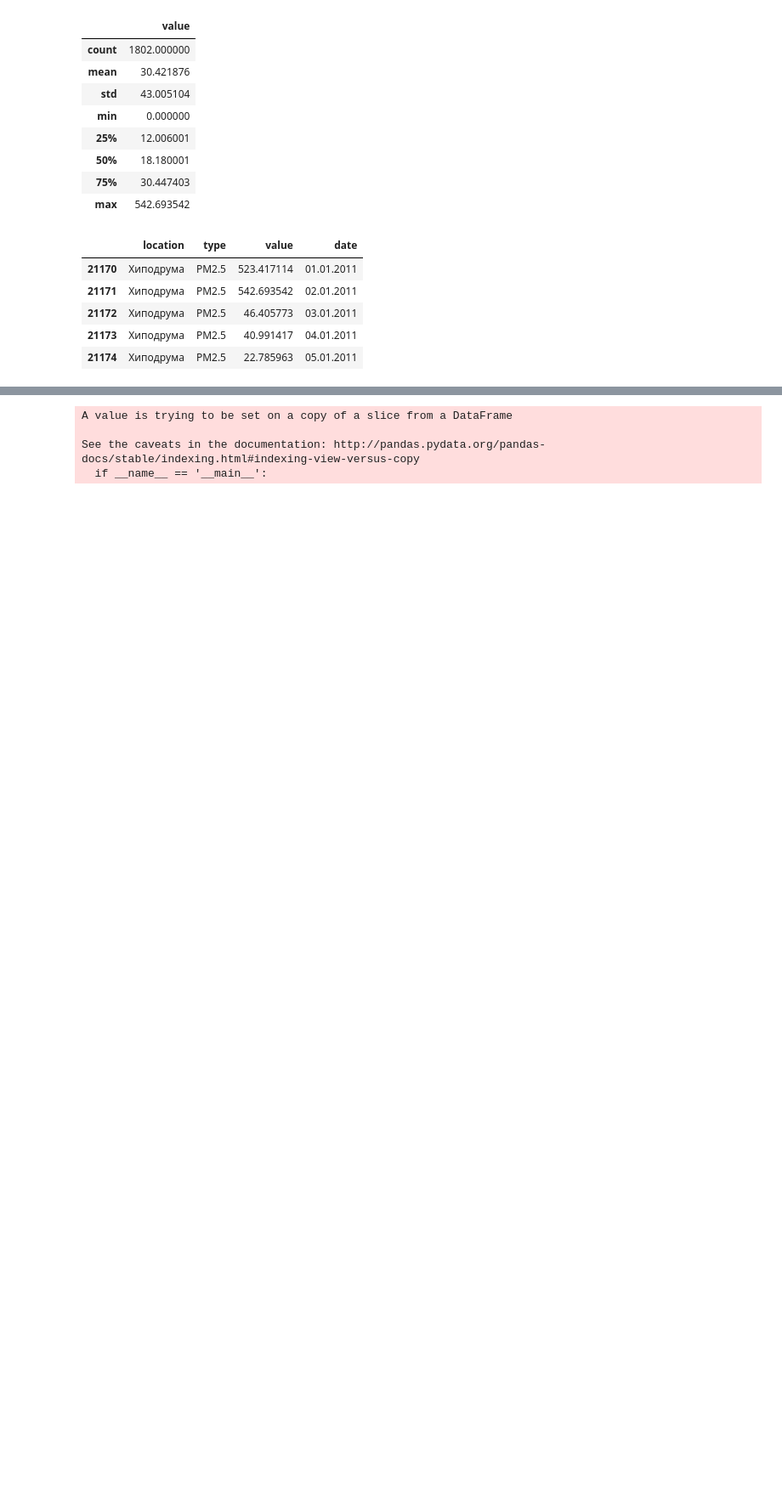
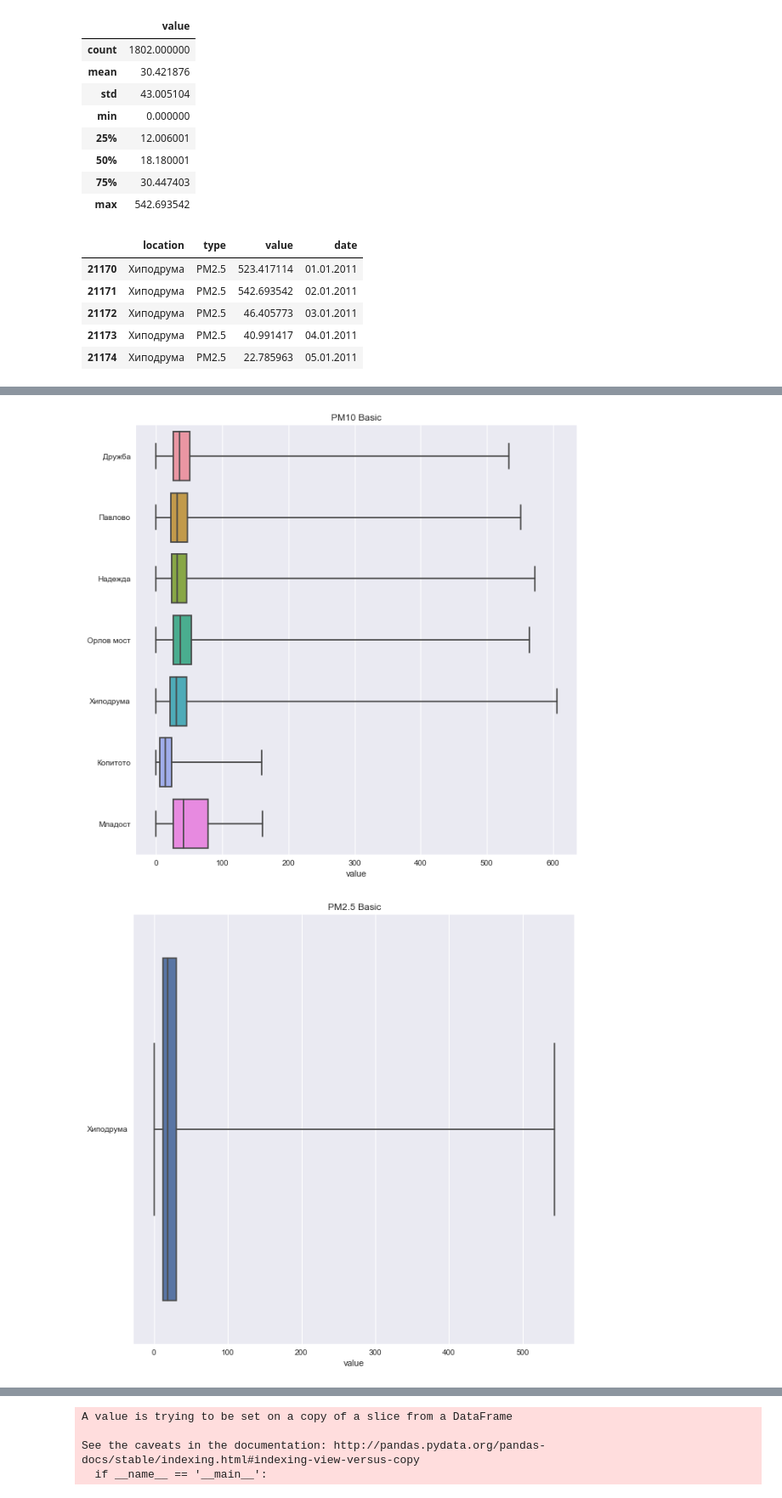
Before and after one commit to apepa/air-pollution, a Jupyter notebook: opendata process.ipynb, the cells around one changed output, grey strips where cells are left out. Shown: that part at 85% size. Cells and saved outputs as stored; diff of their text form; code cells hidden in the pictures; blank space fills up the shorter version.

Commit message:
Code cleanup and plot improvements

```diff
--- a/opendata process.ipynb
+++ b/opendata process.ipynb
@@ -152,12 +155,12 @@ pd_aggregated[pd_aggregated['type'] == 'PM2.5'].head()
 import matplotlib.pyplot as plt
 import numpy as np
 
-def plot_by_location(df):
+def plot_by(df, by=["value", "location"], title="Plot"):
     f, ax = plt.subplots(figsize=(10, 10))
-    ax.set_xscale("log")
-
-    sb.boxplot(x="value", y="location", data=df,
-                whis=np.inf)
+    ax.set_xscale("linear")
+#     ax.set_xlim(1, 100)
+    sb.boxplot(x=by[0], y=by[1], data=df,
+                whis=np.inf).set_title(title)
 
     # Add in points to show each observation
     # sb.swarmplot(x="value", y="location", data=df,
@@ -184,0 +175,12 @@ plot_by_location(df_pm10)
+# %%
+df_pm10 = pd_aggregated[pd_aggregated['type'] == 'PM10'][['value', 'location']]
+plot_by(df_pm10, by=['value', 'location'], title="PM10 Basic")
+
+df_pm25 = pd_aggregated[pd_aggregated['type'] == 'PM2.5'][['value', 'location']]
+plot_by(df_pm25, by=['value', 'location'], title="PM2.5 Basic")
+
+df_no2 = pd_aggregated[pd_aggregated['type'] == 'NO2'][['value', 'location']]
+plot_by(df_no2, by=['value', 'location'], title="NO2 Basic")
+# %% [output]
+[figure, added]
+[figure, added]
```
Also changed, not shown: parts of 32 cells of this notebook.
